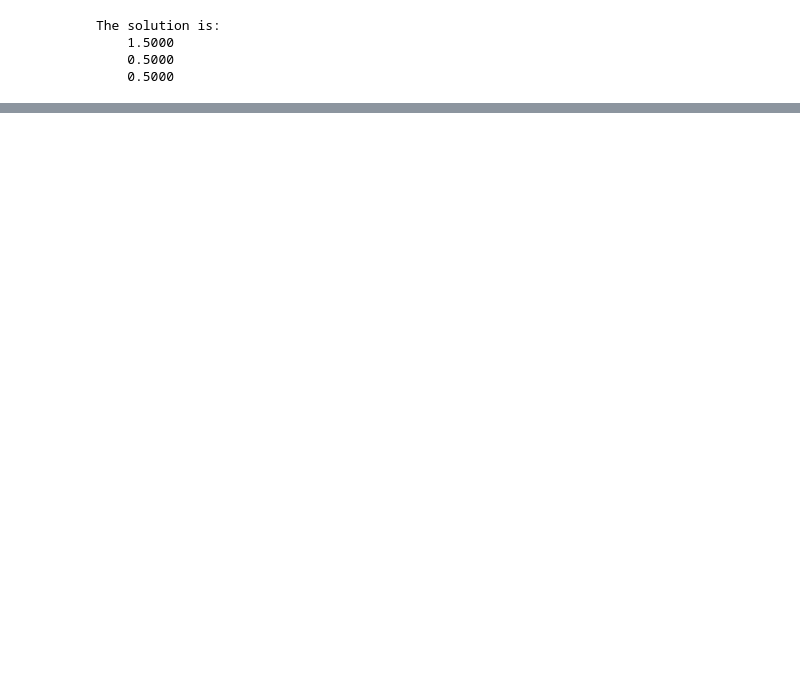
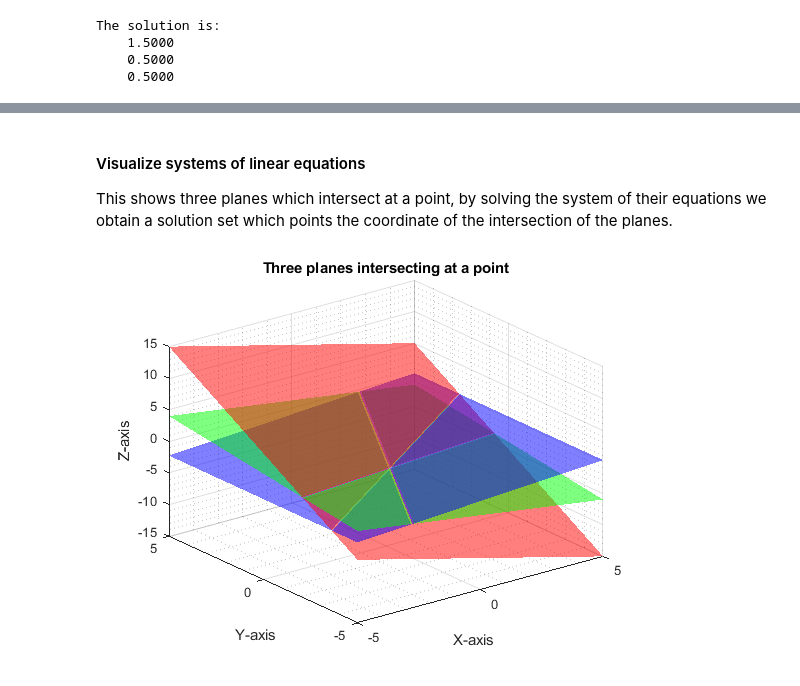
Before and after one commit to Boahen123/LinearAlgebra, a Jupyter notebook: MATLABKernel/systemOfEquations.ipynb, the cells around one changed output, grey strips where cells are left out. Saved outputs shown, nothing was run; the diff lists cells and outputs as text; code cells hidden in the pictures; blank space fills up the shorter version.

Commit message:
added 3D planes

```diff
--- a/MATLABKernel/systemOfEquations.ipynb
+++ b/MATLABKernel/systemOfEquations.ipynb
@@ -98,0 +140,33 @@ The solution is:
+# %% [markdown]
+<h4>Visualize systems of linear equations</h4>
+This shows three planes which intersect at a point, by solving the system of their equations we obtain a solution set which points the coordinate of the intersection of the planes.
+# %%
+syms x y z
+z1 = -x + 2*y;
+figure1 = figure;
+axes1 = axes(figure1);
+plane1 = fsurf(axes1,z1);
+xlabel("X-axis"); ylabel("Y-axis"); zlabel("Z-axis");
+title("Three planes intersecting at a point");
+plane1.MeshDensity = 50;
+plane1.FaceAlpha = 0.5; % Define opacity
+grid on; grid minor;
+set(plane1,'FaceColor',[1 0 0]) % Sets the color to red
+plane1.EdgeColor = 'none';
+hold on
+
+z2 = (1/4)*y - 1;
+plane2 = fsurf(z2);
+plane2.MeshDensity = 50;
+plane2.FaceAlpha = 0.5; % Define opacity
+set(plane2,'FaceColor','blue') % Sets the color to red
+plane2.EdgeColor = 'none';
+
+z2 = -1 - (5/9)*x + (4/9)*y;
+plane2 = fsurf(z2);
+plane2.MeshDensity = 50;
+plane2.FaceAlpha = 0.5; % Define opacity
+set(plane2,'FaceColor','green') % Sets the color to red
+plane2.EdgeColor = 'none';
+# %% [output]
+[figure, added]
```
Also changed, not shown: parts of 5 cells of this notebook, 2 other files.
